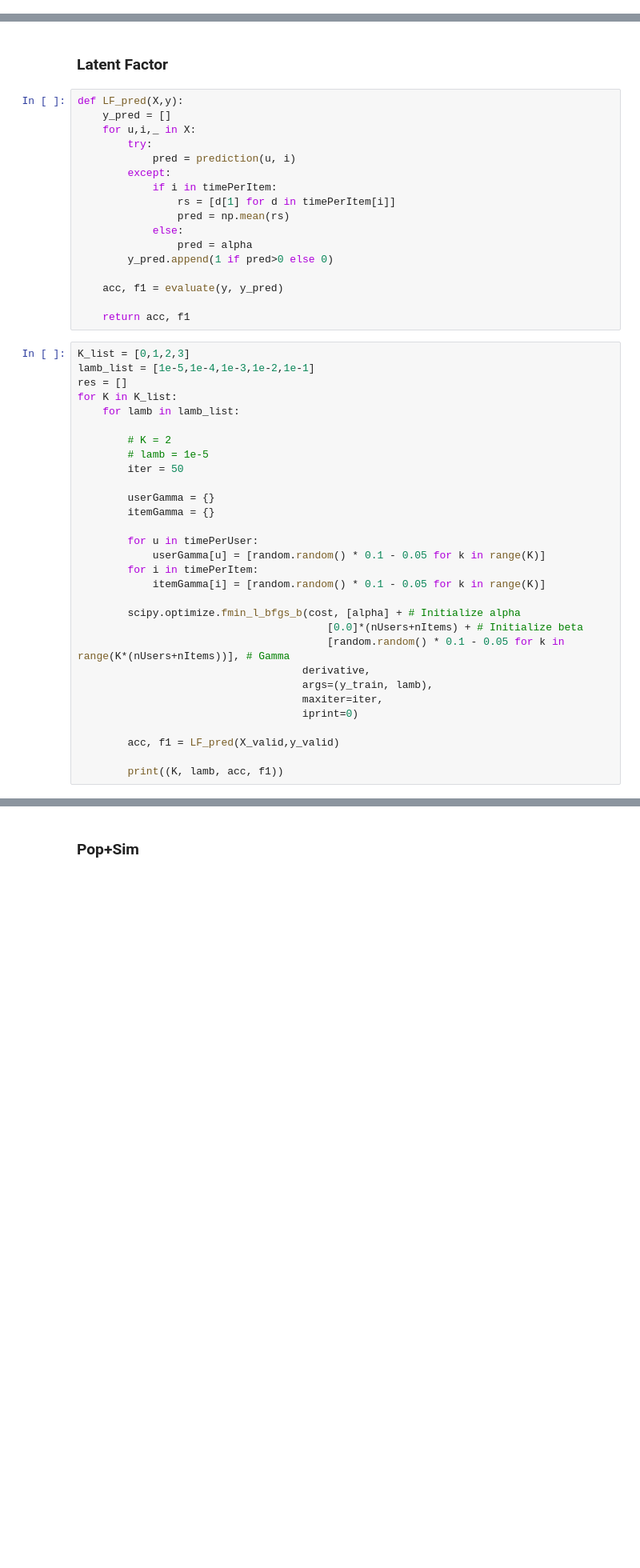
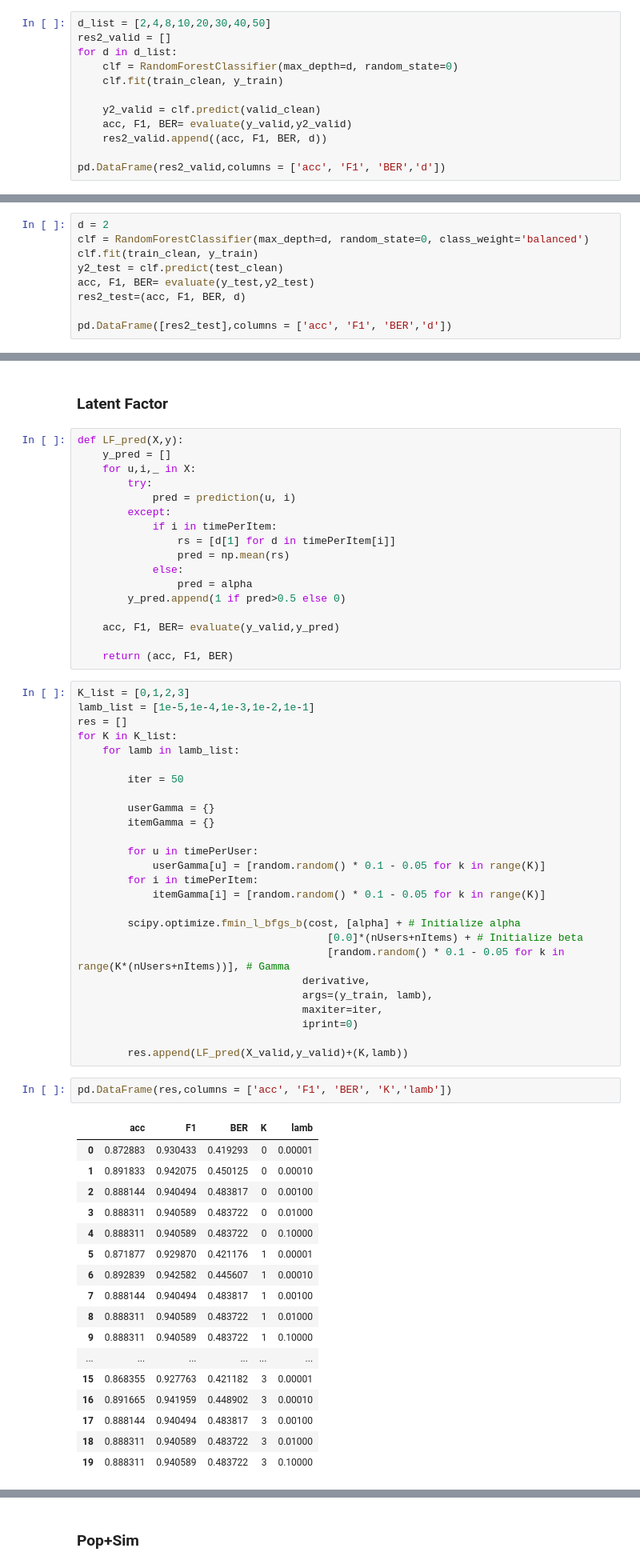
Before and after one commit to Renoyyz233/ECE253_assignment2, a Jupyter notebook: Recommend_Model.ipynb, the cells around one changed output, grey strips where cells are left out. Shown at 80% size. Drawn from its saved outputs; the diff is of its cells as text; blank space fills up the shorter version.

```diff
--- a/Recommend_Model.ipynb
+++ b/Recommend_Model.ipynb
@@ -248,0 +278,12 @@ pd.DataFrame([res2_test],columns = ['F1', 'acc', 'BER', 'Precision', 'Recall'])
+# %%
+d_list = [2,4,8,10,20,30,40,50]
+res2_valid = []
+for d in d_list:
+    clf = RandomForestClassifier(max_depth=d, random_state=0)
+    clf.fit(train_clean, y_train)
+
+    y2_valid = clf.predict(valid_clean)
+    acc, F1, BER= evaluate(y_valid,y2_valid)
+    res2_valid.append((acc, F1, BER, d))
+
+pd.DataFrame(res2_valid,columns = ['acc', 'F1', 'BER','d'])
@@ -248,0 +300,9 @@ pd.DataFrame([res2_test],columns = ['F1', 'acc', 'BER', 'Precision', 'Recall'])
+# %%
+d = 2
+clf = RandomForestClassifier(max_depth=d, random_state=0, class_weight='balanced')
+clf.fit(train_clean, y_train)
+y2_test = clf.predict(test_clean)
+acc, F1, BER= evaluate(y_test,y2_test)
+res2_test=(acc, F1, BER, d)
+
+pd.DataFrame([res2_test],columns = ['acc', 'F1', 'BER','d'])
@@ -449,11 +512,11 @@ def LF_pred(X,y):
                 pred = np.mean(rs)
             else:
                 pred = alpha
-        y_pred.append(1 if pred>0 else 0)
+        y_pred.append(1 if pred>0.5 else 0)
 
-    acc, f1 = evaluate(y, y_pred)
+    acc, F1, BER= evaluate(y_valid,y_pred)
 
-    return acc, f1
+    return (acc, F1, BER)
 # %%
 K_list = [0,1,2,3]
 lamb_list = [1e-5,1e-4,1e-3,1e-2,1e-1]
@@ -461,8 +524,6 @@ res = []
 for K in K_list:
     for lamb in lamb_list:
 
-        # K = 2
-        # lamb = 1e-5
         iter = 50
 
         userGamma = {}
@@ -481,7 +542,25 @@ for K in K_list:
                                     maxiter=iter,
                                     iprint=0)
 
-        acc, f1 = LF_pred(X_valid,y_valid)
-
-        print((K, lamb, acc, f1))
+        res.append(LF_pred(X_valid,y_valid)+(K,lamb))
+# %%
+pd.DataFrame(res,columns = ['acc', 'F1', 'BER', 'K','lamb'])
+# %% [output]
+|  | acc | F1 | BER | K | lamb |
+| 0 | 0.872883 | 0.930433 | 0.419293 | 0 | 0.00001 |
+| 1 | 0.891833 | 0.942075 | 0.450125 | 0 | 0.00010 |
+| 2 | 0.888144 | 0.940494 | 0.483817 | 0 | 0.00100 |
+| 3 | 0.888311 | 0.940589 | 0.483722 | 0 | 0.01000 |
+| 4 | 0.888311 | 0.940589 | 0.483722 | 0 | 0.10000 |
+| 5 | 0.871877 | 0.929870 | 0.421176 | 1 | 0.00001 |
+| 6 | 0.892839 | 0.942582 | 0.445607 | 1 | 0.00010 |
+| 7 | 0.888144 | 0.940494 | 0.483817 | 1 | 0.00100 |
+| 8 | 0.888311 | 0.940589 | 0.483722 | 1 | 0.01000 |
+| 9 | 0.888311 | 0.940589 | 0.483722 | 1 | 0.10000 |
+| ... | ... | ... | ... | ... | ... |
+| 15 | 0.868355 | 0.927763 | 0.421182 | 3 | 0.00001 |
+| 16 | 0.891665 | 0.941959 | 0.448902 | 3 | 0.00010 |
+| 17 | 0.888144 | 0.940494 | 0.483817 | 3 | 0.00100 |
+| 18 | 0.888311 | 0.940589 | 0.483722 | 3 | 0.01000 |
+| 19 | 0.888311 | 0.940589 | 0.483722 | 3 | 0.10000 |
 # %%
```
Also changed, not shown: parts of 26 cells of this notebook, 1 other file.
